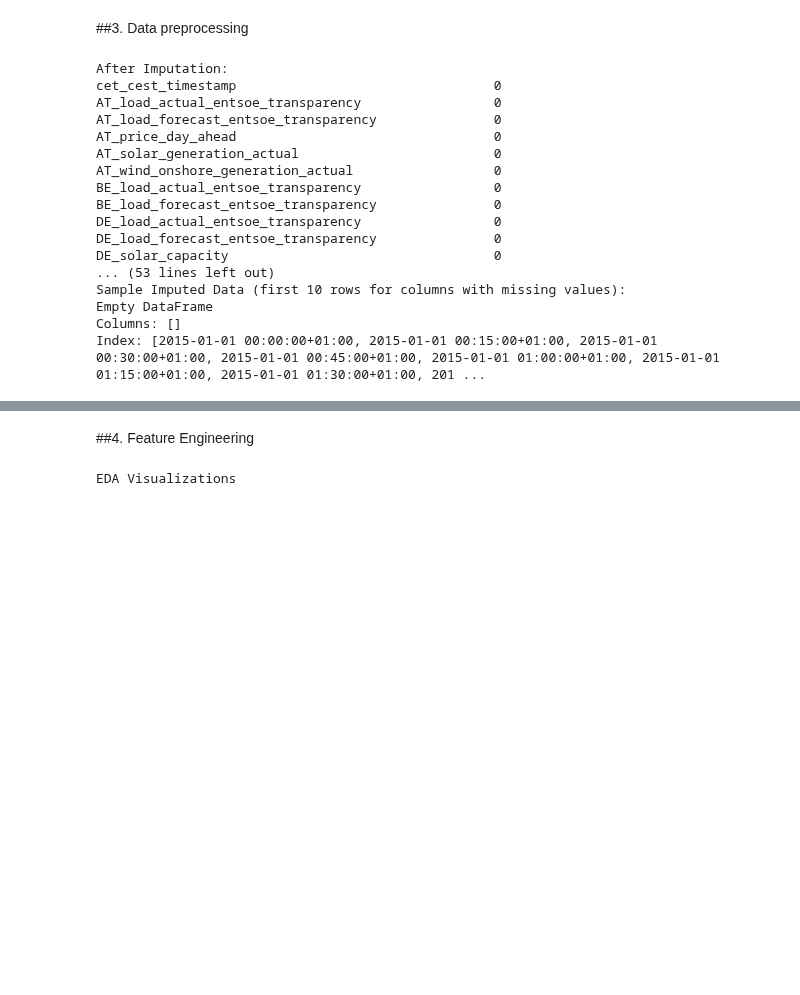
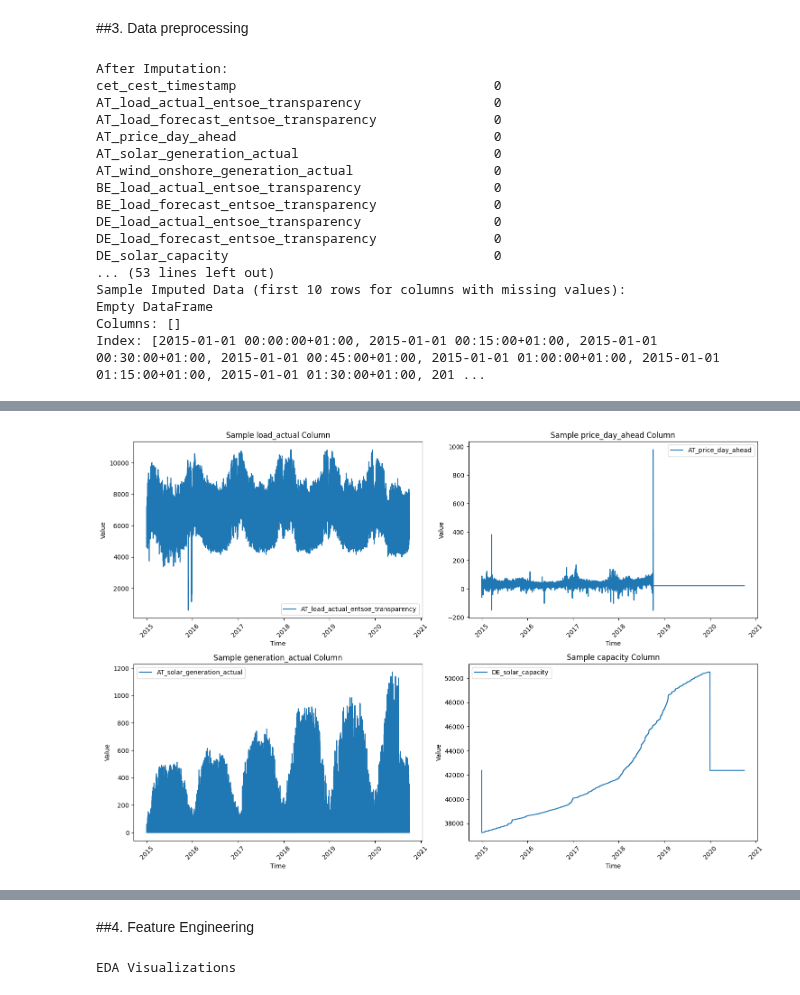
Before and after one commit to Phionanamugga/Energy_Projects, a Jupyter notebook: load_forecasting.ipynb, the cells around one changed output, grey strips where cells are left out. Drawn from its saved outputs; the diff is of its cells as text; code cells hidden in the pictures; blank space fills up the shorter version.

Commit message:
validates data

```diff
--- a/load_forecasting.ipynb
+++ b/load_forecasting.ipynb
@@ -245,0 +404,95 @@ def validate_data(df):
+# %%
+# Set up directory and load the imputed dataset
+DATA_DIR = Path('data')
+imputed_file = DATA_DIR / '/Users/phionanamugga/Documents/coding/datascience/Energy_Projects/data/time_series_15min_singleindex_imputed.csv'
+
+# Load with timestamp as index (try both columns)
+try:
+    # Attempt to parse cet_cest_timestamp with ISO 8601 format
+    df = pd.read_csv(
+        imputed_file,
+        parse_dates=['cet_cest_timestamp'],
+        date_parser=lambda x: pd.to_datetime(x, utc=True).tz_convert('Europe/Berlin'),
+        index_col='cet_cest_timestamp'
+    )
+    df.index.name = 'utc_timestamp'
+except ValueError:
+    # Fallback to utc_timestamp if cet_cest_timestamp fails
+    df = pd.read_csv(
+        imputed_file,
+        parse_dates=['utc_timestamp'],
+        date_parser=lambda x: pd.to_datetime(x, utc=True).tz_convert('Europe/Berlin'),
+        index_col='utc_timestamp'
+    )
+
+# If index is still invalid, infer from row count
+if not pd.api.types.is_datetime64_any_dtype(df.index) or len(df) != df.index.unique().size:
+    start_date = '2015-01-01 00:00:00+01:00'
+    df.index = pd.date_range(start=start_date, periods=len(df), freq='15min', tz='Europe/Berlin')
+    df.index.name = 'utc_timestamp'
+
+# Print original shape and info
+print("Original Shape:", df.shape)
+print("Original Info:")
+print(df.info())
+
+# 1. Resample to 15-minute intervals with linear interpolation
+df_resampled = df.resample('15min').interpolate(method='linear')
+
+# 2. Apply seasonal interpolation for generation and profile columns
+generation_profile_columns = [col for col in df_resampled.columns if 'generation' in col or 'profile' in col]
+for col in generation_profile_columns:
+    df_resampled[col] = df_resampled[col].interpolate(method='time')  # Time-based weighting
+
+# 3. Verify new shape and temporal balance
+print("\nResampled Shape:", df_resampled.shape)
+time_diffs = df_resampled.index.to_series().diff().dropna().dt.total_seconds() / 60  # Convert to minutes
+print("\nTime Interval Consistency:")
+print("Mean time difference (minutes):", time_diffs.mean())
+print("Std of time differences (minutes):", time_diffs.std())
+print("Max gap (minutes):", time_diffs.max())
+if time_diffs.eq(15).all():
+    print("All intervals are 15 minutes, dataset is temporally balanced.")
+else:
+    print("Warning: Minor inconsistencies remain. Check index.")
+
+# 4. Statistical Balance Check for all columns
+print("\nStatistical Summary for All Columns:")
+all_columns = df_resampled.columns.tolist()
+for col in all_columns:
+    stats = df_resampled[col].describe()
+    print(f"\n{col}:")
+    print(stats)
+    if pd.api.types.is_numeric_dtype(df_resampled[col]):
+        Q1 = stats['25%']
+        Q3 = stats['75%']
+        IQR = Q3 - Q1
+        outliers = (df_resampled[col] < (Q1 - 3 * IQR)) | (df_resampled[col] > (Q3 + 3 * IQR))
+        outlier_count = outliers.sum()
+        print(f"Outliers (>3*IQR): {outlier_count} ({outlier_count/len(df_resampled)*100:.2f}%)")
+        if outlier_count > len(df_resampled) * 0.05:
+            print("Warning: Potential imbalance due to excessive outliers.")
+    else:
+        print("Non-numeric column, skipping outlier detection.")
+
+# 5. Save the balanced dataset
+df_resampled.to_csv(DATA_DIR / 'time_series_15min_balanced.csv')
+print("\nBalanced dataset saved to 'data/time_series_15min_balanced.csv'")
+
+# 6. Visualize Balance (sample of column types)
+plt.figure(figsize=(15, 10))
+column_types = ['load_actual', 'price_day_ahead', 'generation_actual', 'capacity']
+for i, ctype in enumerate(column_types, 1):
+    cols = [col for col in all_columns if ctype in col]
+    if cols:
+        sample_col = cols[0]
+        plt.subplot(2, 2, i)
+        plt.plot(df_resampled.index, df_resampled[sample_col], label=sample_col)
+        plt.title(f'Sample {ctype} Column')
+        plt.xlabel('Time')
+        plt.ylabel('Value')
+        plt.legend()
+        plt.xticks(rotation=45)
+plt.tight_layout()
+plt.show()
+# %% [output]
@@ -245,0 +516 @@ def validate_data(df):
+[figure, added]
```
Also changed, not shown: parts of 6 cells of this notebook.
